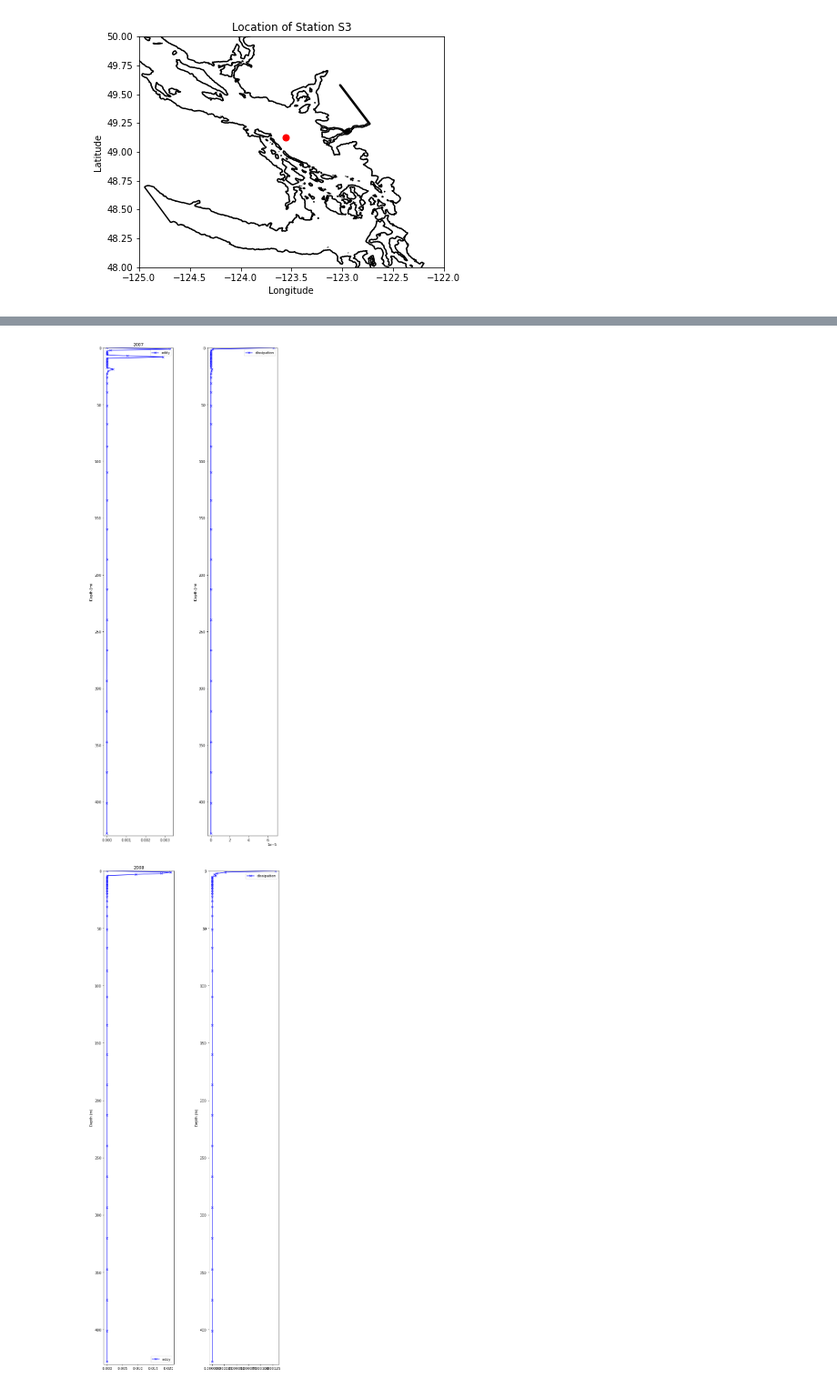
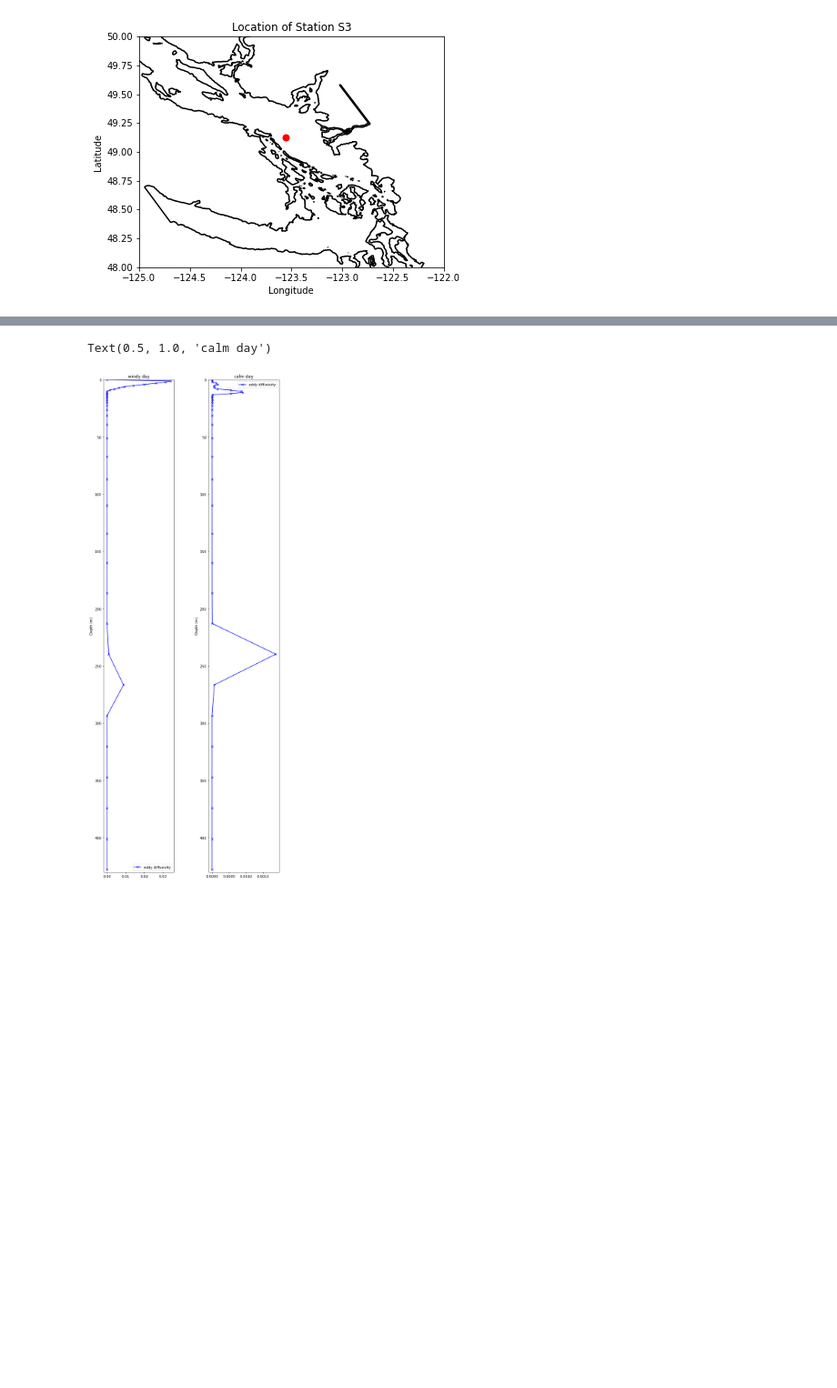
Before and after one commit to SalishSeaCast/Analysis-Aline, a Jupyter notebook: notebooks/Bloom_Timing/vertical_eddy_dissipation.ipynb, the cells around one changed output, grey strips where cells are left out. Shown at 91% size. Cells and saved outputs as stored; diff of their text form; code cells hidden in the pictures; blank space fills up the shorter version.

```diff
--- a/notebooks/Bloom_Timing/vertical_eddy_dissipation.ipynb
+++ b/notebooks/Bloom_Timing/vertical_eddy_dissipation.ipynb
@@ -39,36 +131,42 @@ viz_tools.set_aspect(ax,coords='map')
 # %%
-for iyear in range(2007,2020):
-    start=dt.datetime(iyear,3,1)
-    end=dt.datetime(iyear,3,2)
-    basedir='/results2/SalishSea/nowcast-green.201905/'
-    nam_fmt='nowcast'
-    flen=1 # files contain 1 day of data each
-    ftype= 'grid_W' # load bio files
-    tres=1 # 1: hourly resolution; 24: daily resolution
-    flist=et.index_model_files(start,end,basedir,nam_fmt,flen,ftype,tres)
+# A very windy day
+start=dt.datetime(2018,5,29)
+end=dt.datetime(2018,5,30)
+start2=dt.datetime(2018,5,2)
+end2=dt.datetime(2018,5,3)
+basedir='/results2/SalishSea/nowcast-green.201905/'
+nam_fmt='nowcast'
+flen=1 # files contain 1 day of data each
+ftype= 'grid_W' # load bio files
+tres=1 # 1: hourly resolution; 24: daily resolution
+flist=et.index_model_files(start,end,basedir,nam_fmt,flen,ftype,tres)
+flist2=et.index_model_files(start2,end2,basedir,nam_fmt,flen,ftype,tres)
 
-    with xr.open_mfdataset(flist['paths']) as grid:
-        eddy=np.array(grid.vert_eddy_diff.isel(y=ij,x=ii))[0]
-        diss=np.array(grid.dissipation.isel(y=ij,x=ii))[0]
-        depth=np.array(grid.depthw)
+with xr.open_mfdataset(flist['paths']) as grid:
+    windy=np.mean(np.array(grid.vert_eddy_diff.isel(y=ij,x=ii)),axis=0)
+    #diss=np.array(grid.dissipation.isel(y=ij,x=ii))
+    depth=np.array(grid.depthw)
 
-    fig,ax=plt.subplots(1,2,figsize=(9,26))  # creates a figure "ax" with 2 plots, with the same y axis
-    fig.subplots_adjust(wspace=.5)
-    ax[0].plot(eddy,depth,'b-x',label='eddy')
-    ax[0].set_ylim(0,430)
-    ax[0].invert_yaxis()
-    ax[0].legend()
-    #ax[0].set_xlabel(m^2/s)
-    ax[0].set_title('%i' %iyear)
-    ax[0].set_ylabel('Depth (m)')
+with xr.open_mfdataset(flist2['paths']) as grid:
+    calm=np.mean(np.array(grid.vert_eddy_diff.isel(y=ij,x=ii)),axis=0)
 
-    ax[1].plot(diss,depth,'b-x',label='dissipation')
-    ax[1].set_ylim(0,430)
-    ax[1].invert_yaxis()
-    ax[1].legend()
-    #ax[1].set_xlabel(m^2/s^3)
-    ax[1].set_ylabel('Depth (m)')
-    ax[0].set_title('%i' %iyear)
+fig,ax=plt.subplots(1,2,figsize=(9,26))  # creates a figure "ax" with 2 plots, with the same y axis
+fig.subplots_adjust(wspace=.5)
+ax[0].plot(windy,depth,'b-x',label='eddy diffusivity')
+ax[0].set_ylim(0,430)
+ax[0].invert_yaxis()
+ax[0].legend()
+#ax[0].set_xlabel(m^2/s)
+ax[0].set_title('windy day')
+ax[0].set_ylabel('Depth (m)')
+
+ax[1].plot(calm,depth,'b-x',label='eddy diffusivity')
+ax[1].set_ylim(0,430)
+ax[1].invert_yaxis()
+ax[1].legend()
+#ax[1].set_xlabel(m^2/s^3)
+ax[1].set_ylabel('Depth (m)')
+ax[1].set_title('calm day')
 # %% [output]
+Text(0.5, 1.0, 'calm day')
-[figure, old version]
+[figure, new version]
-[figure, removed]
```
Also changed, not shown: parts of 4 cells of this notebook.
